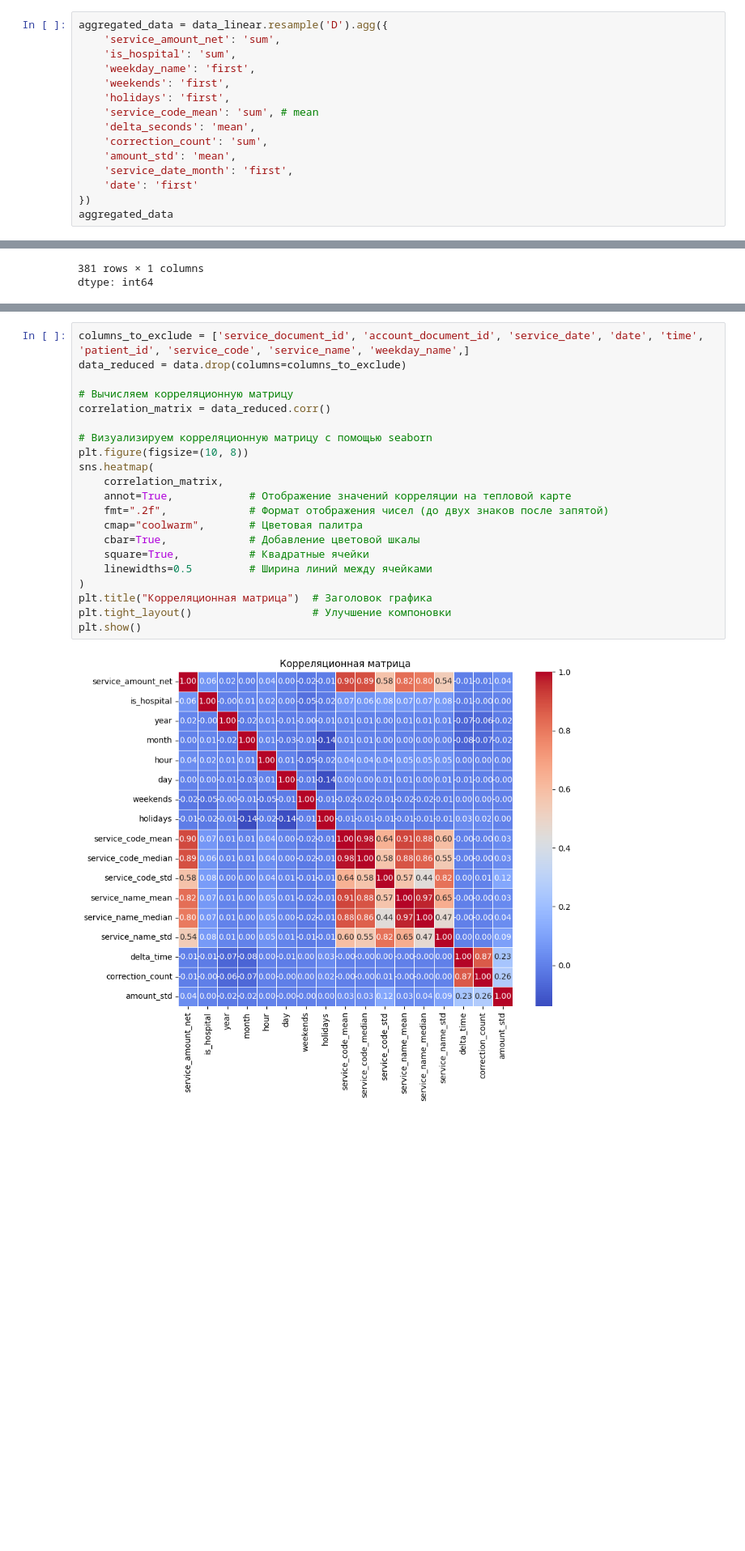
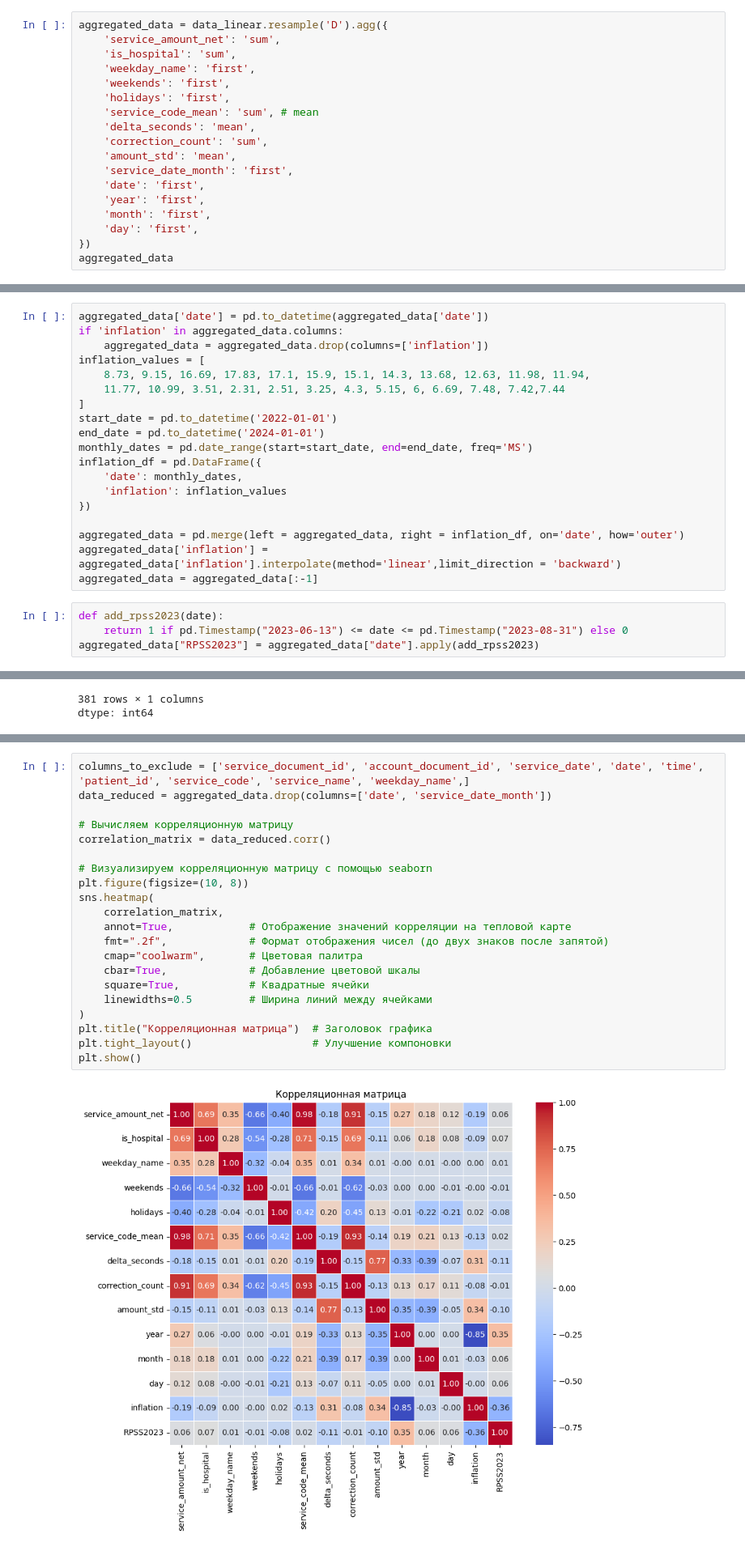
Before and after one commit to CCCXIV314/Sber, a Jupyter notebook: Sber_data_research.ipynb, the cells around one changed output, grey strips where cells are left out. Shown at 81% size. Drawn from its saved outputs; the diff is of its cells as text; blank space fills up the shorter version.

```diff
--- a/Sber_data_research.ipynb
+++ b/Sber_data_research.ipynb
@@ -474,7 +474,10 @@ aggregated_data = data_linear.resample('D').agg({
     'correction_count': 'sum',
     'amount_std': 'mean',
     'service_date_month': 'first',
-    'date': 'first'
+    'date': 'first',
+    'year': 'first',
+    'month': 'first',
+    'day': 'first',
 })
 aggregated_data
 # %% [output]
@@ -495,3 +498,26 @@ aggregated_data
+# %%
+aggregated_data['date'] = pd.to_datetime(aggregated_data['date'])
+if 'inflation' in aggregated_data.columns:
+    aggregated_data = aggregated_data.drop(columns=['inflation'])
+inflation_values = [
+    8.73, 9.15, 16.69, 17.83, 17.1, 15.9, 15.1, 14.3, 13.68, 12.63, 11.98, 11.94,
+    11.77, 10.99, 3.51, 2.31, 2.51, 3.25, 4.3, 5.15, 6, 6.69, 7.48, 7.42,7.44
+]
+start_date = pd.to_datetime('2022-01-01')
+end_date = pd.to_datetime('2024-01-01')
+monthly_dates = pd.date_range(start=start_date, end=end_date, freq='MS')
+inflation_df = pd.DataFrame({
+    'date': monthly_dates,
+    'inflation': inflation_values
+})
+
+aggregated_data = pd.merge(left = aggregated_data, right = inflation_df, on='date', how='outer')
+aggregated_data['inflation'] = aggregated_data['inflation'].interpolate(method='linear',limit_direction = 'backward')
+aggregated_data = aggregated_data[:-1]
+# %%
+def add_rpss2023(date):
+    return 1 if pd.Timestamp("2023-06-13") <= date <= pd.Timestamp("2023-08-31") else 0
+aggregated_data["RPSS2023"] = aggregated_data["date"].apply(add_rpss2023)
 # %%
 aggregated_data.isna().sum()
 # aggregated_data[aggregated_data['weekday_name'].isna()]
@@ -968,26 +1001,26 @@ interval columns not set, guessing: ['service_amount_net', 'is_hospital', 'year'
 # %%
 columns_to_exclude = ['service_document_id', 'account_document_id', 'service_date', 'date', 'time', 'patient_id', 'service_code', 'service_name', 'weekday_name',]
-data_reduced = data.drop(columns=columns_to_exclude)
+data_reduced = aggregated_data.drop(columns=['date', 'service_date_month'])
 
 # Вычисляем корреляционную матрицу
 correlation_matrix = data_reduced.corr()
 
 # Визуализируем корреляционную матрицу с помощью seaborn
 plt.figure(figsize=(10, 8))
 sns.heatmap(
     correlation_matrix,
     annot=True,            # Отображение значений корреляции на тепловой карте
     fmt=".2f",             # Формат отображения чисел (до двух знаков после запятой)
     cmap="coolwarm",       # Цветовая палитра
     cbar=True,             # Добавление цветовой шкалы
     square=True,           # Квадратные ячейки
     linewidths=0.5         # Ширина линий между ячейками
 )
 plt.title("Корреляционная матрица")  # Заголовок графика
 plt.tight_layout()                   # Улучшение компоновки
 plt.show()
 # %% [output]
-[figure, old version]
+[figure, new version]
 # %%
 data.loc[data['service_code'] == '0xCDEA5658E0AD52E1700653CAE2A4928D', 'service_name'].value_counts()
 # %% [output]
```
Also changed, not shown: parts of 6 cells of this notebook.
